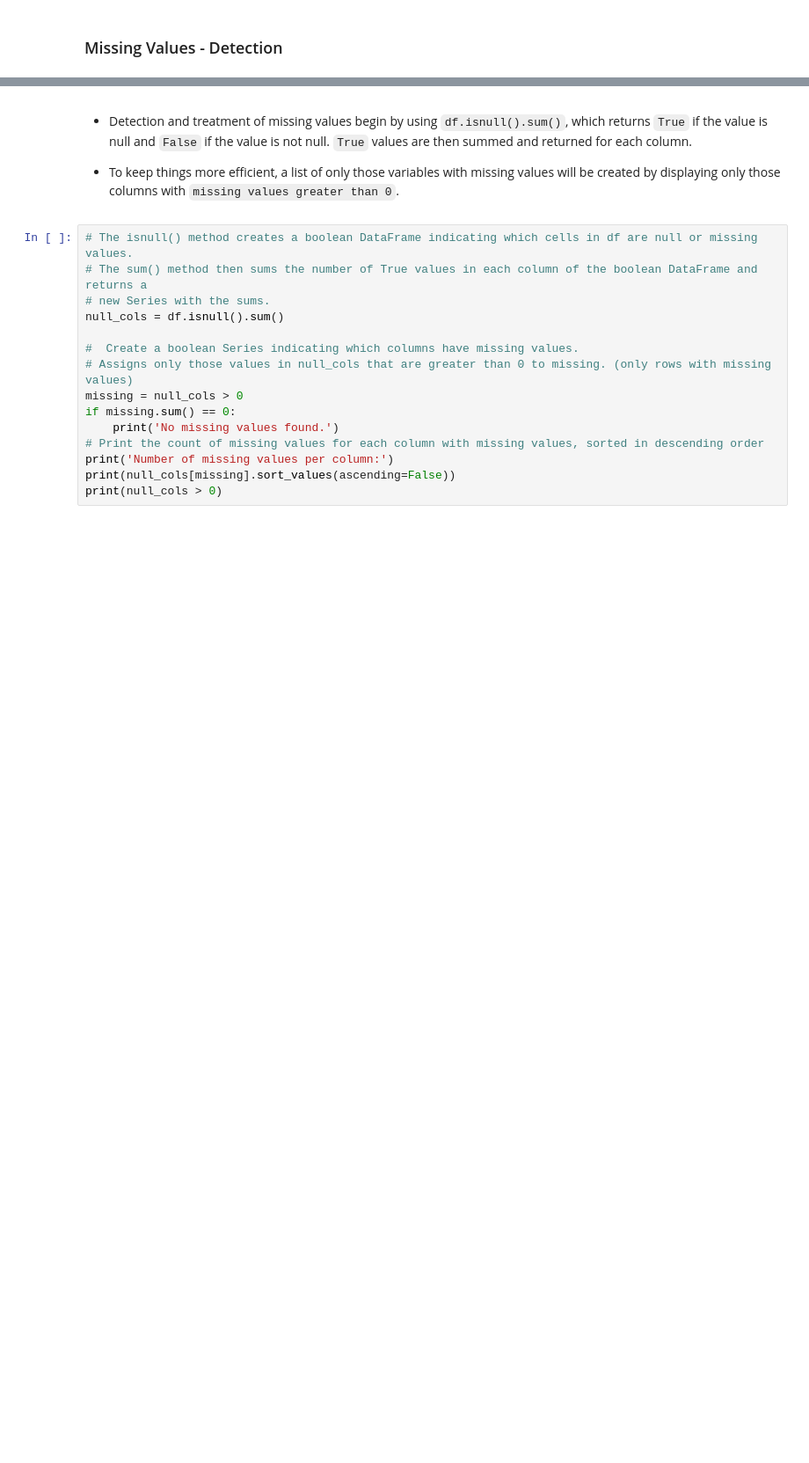
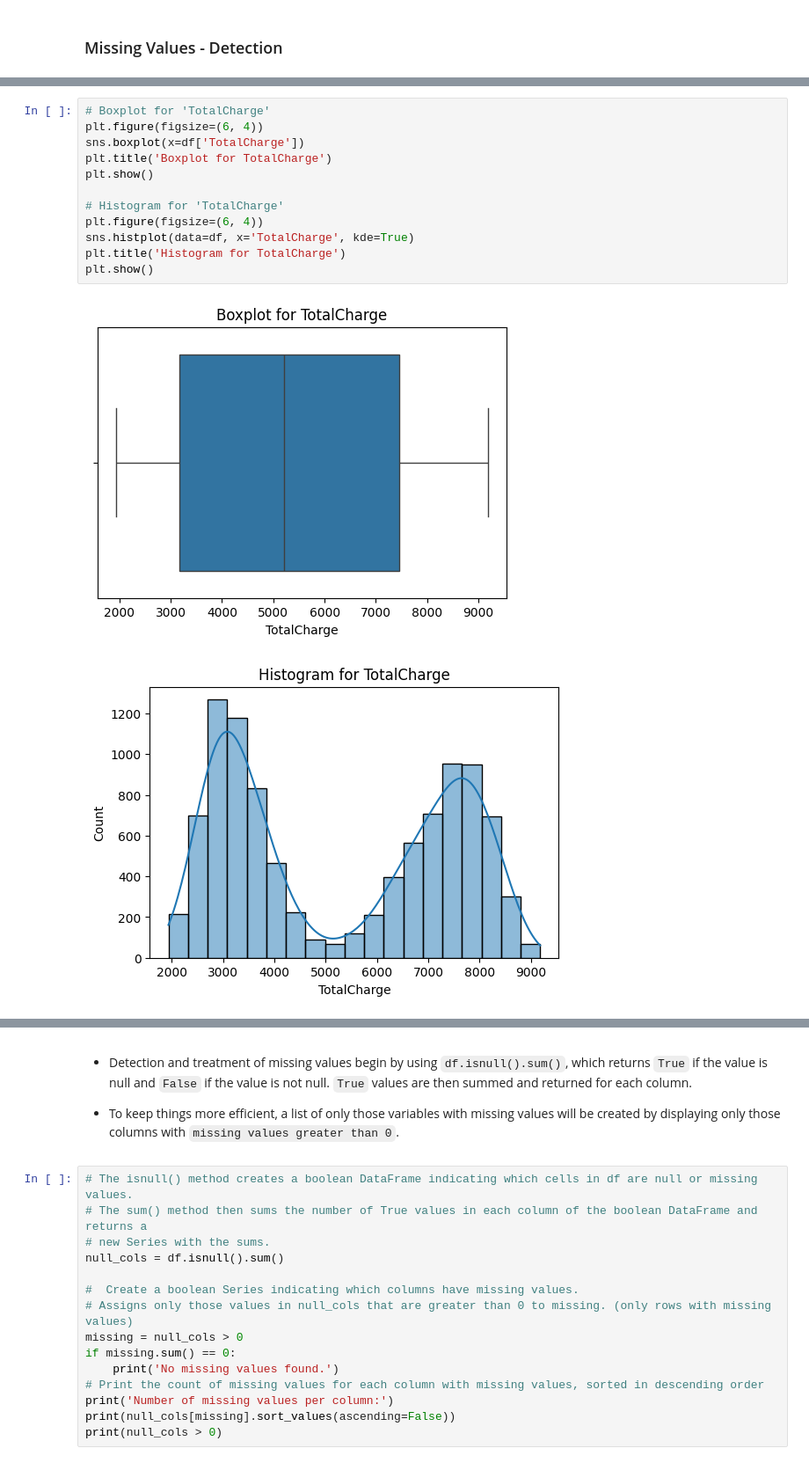
Before and after one commit to vertigoa/master, a Jupyter notebook: d208_task_1.ipynb, the cells around one changed output, grey strips where cells are left out. Shown at 88% size. Saved outputs shown, nothing was run; the diff lists cells and outputs as text; blank space fills up the shorter version.

```diff
--- a/d208_task_1.ipynb
+++ b/d208_task_1.ipynb
@@ -441,0 +461,15 @@ column_unique_counts
+# %%
+# Boxplot for 'TotalCharge'
+plt.figure(figsize=(6, 4))
+sns.boxplot(x=df['TotalCharge'])
+plt.title('Boxplot for TotalCharge')
+plt.show()
+
+# Histogram for 'TotalCharge'
+plt.figure(figsize=(6, 4))
+sns.histplot(data=df, x='TotalCharge', kde=True)
+plt.title('Histogram for TotalCharge')
+plt.show()
+# %% [output]
+[figure, added]
+[figure, added]
```
Also changed, not shown: parts of 6 cells of this notebook, 1 other file.
